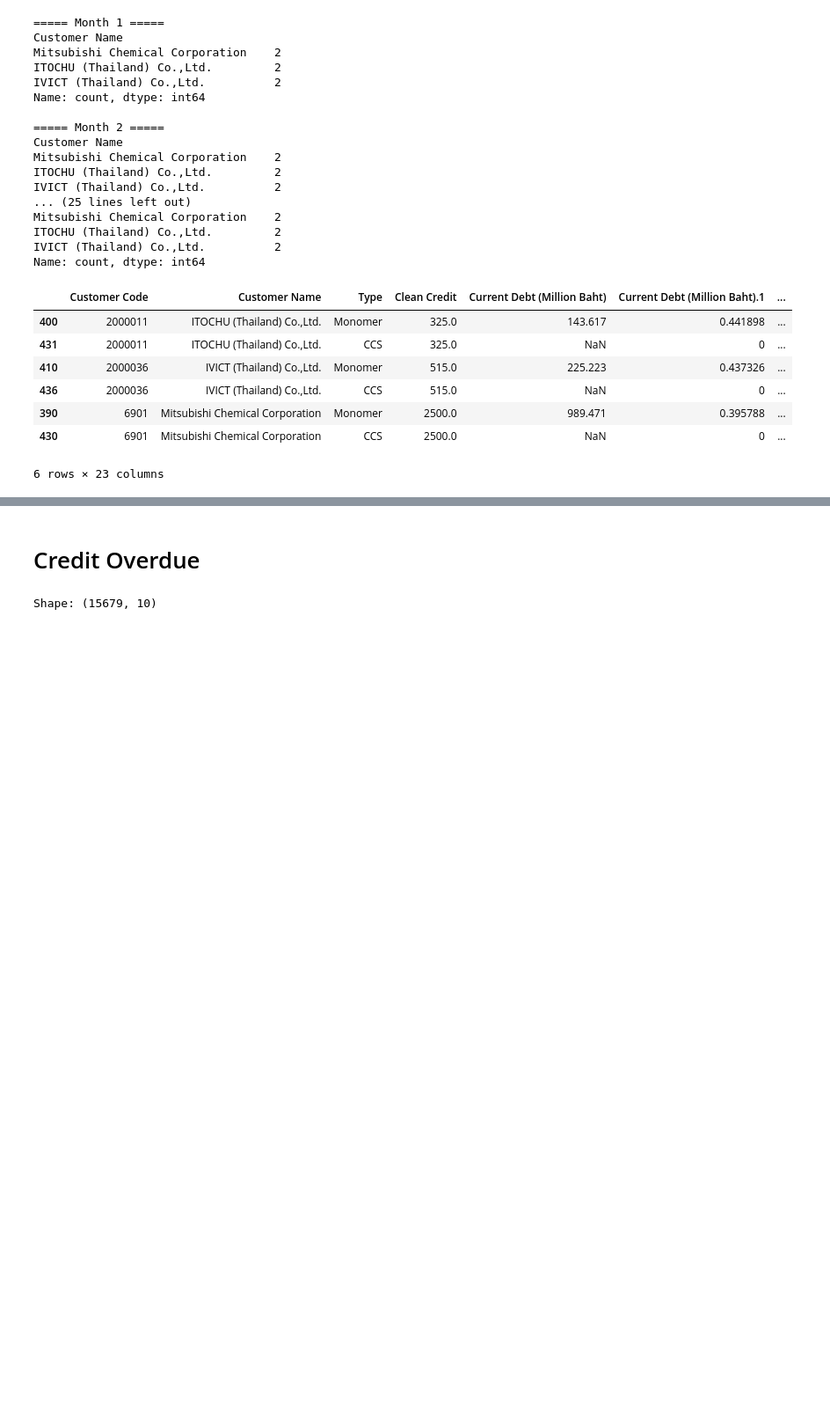
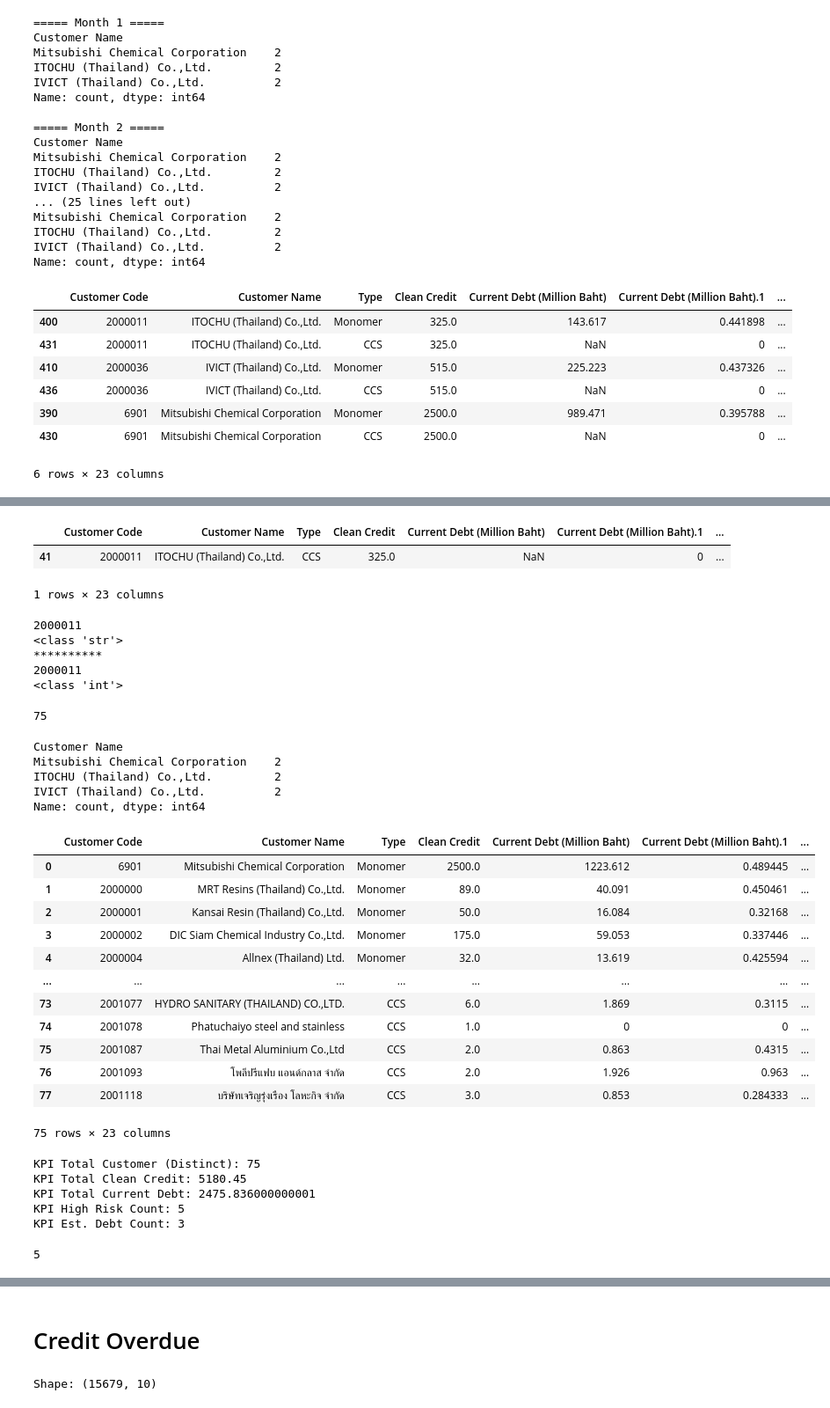
Before and after one commit to ftkbyond77/Credit-Monitoring-Pipeline, a Jupyter notebook: test.ipynb, the cells around one changed output, grey strips where cells are left out. Shown at 88% size. Drawn from its saved outputs; the diff is of its cells as text; code cells hidden in the pictures; blank space fills up the shorter version.

Commit message:
val: credit availability number validate 1

```diff
--- a/test.ipynb
+++ b/test.ipynb
@@ -1118,0 +1153,34 @@ display(dup_rows)
+# %%
+df_june[df_june["Customer Code"] == 2000011]
+# %% [output]
+|  | Customer Code | Customer Name | Type | Clean Credit | Current Debt (Million Baht) | Current Debt (Million Baht).1 | ... |
+| 41 | 2000011 | ITOCHU (Thailand) Co.,Ltd. | CCS | 325.0 | NaN | 0 | ... |
+1 rows × 23 columns
+# %%
+print(df_june.loc[10, "Customer Code"])
+print(type(df_june.loc[10, "Customer Code"]))
+print("*"*10)
+print(df_june.loc[41, "Customer Code"])
+print(type(df_june.loc[41, "Customer Code"]))
+# %% [output]
+2000011
+<class 'str'>
+**********
+2000011
+<class 'int'>
+# %%
+# KPI Total Customer (Distinct)
+len(df_june["Customer Name"].unique())
+# %% [output]
+75
+# %%
+dup_customers = (
+    df_june["Customer Name"].value_counts().loc[lambda x: x > 1]
+)
+dup_customers
+# %% [output]
+Customer Name
+Mitsubishi Chemical Corporation    2
+ITOCHU (Thailand) Co.,Ltd.         2
+IVICT (Thailand) Co.,Ltd.          2
+Name: count, dtype: int64
@@ -1118,0 +1195,42 @@ display(dup_rows)
+# %%
+df_june_dedup = df_june.drop_duplicates(
+    subset=["Customer Name"],
+    keep="first"
+)
+df_june_dedup
+# %% [output]
+|  | Customer Code | Customer Name | Type | Clean Credit | Current Debt (Million Baht) | Current Debt (Million Baht).1 | ... |
+| 0 | 6901 | Mitsubishi Chemical Corporation | Monomer | 2500.0 | 1223.612 | 0.489445 | ... |
+| 1 | 2000000 | MRT Resins (Thailand) Co.,Ltd. | Monomer | 89.0 | 40.091 | 0.450461 | ... |
+| 2 | 2000001 | Kansai Resin (Thailand) Co.,Ltd. | Monomer | 50.0 | 16.084 | 0.32168 | ... |
+| 3 | 2000002 | DIC Siam Chemical Industry Co.,Ltd. | Monomer | 175.0 | 59.053 | 0.337446 | ... |
+| 4 | 2000004 | Allnex (Thailand) Ltd. | Monomer | 32.0 | 13.619 | 0.425594 | ... |
+| ... | ... | ... | ... | ... | ... | ... | ... |
+| 73 | 2001077 | HYDRO SANITARY (THAILAND) CO.,LTD. | CCS | 6.0 | 1.869 | 0.3115 | ... |
+| 74 | 2001078 | Phatuchaiyo steel and stainless | CCS | 1.0 | 0 | 0 | ... |
+| 75 | 2001087 | Thai Metal Aluminium Co.,Ltd | CCS | 2.0 | 0.863 | 0.4315 | ... |
+| 76 | 2001093 | โพลีปรีแฟบ แอนด์กลาส จำกัด | CCS | 2.0 | 1.926 | 0.963 | ... |
+| 77 | 2001118 | บริษัทเจริญรุ่งเรือง โลหะกิจ จำกัด | CCS | 3.0 | 0.853 | 0.284333 | ... |
+75 rows × 23 columns
+# %%
+df_june_dedup = df_june.drop_duplicates(
+    subset=["Customer Name"],
+    keep="first"
+)
+df_june_dedup
+
+print(f"KPI Total Customer (Distinct): {len(df_june_dedup['Customer Name'])}")
+print(f"KPI Total Clean Credit: {df_june_dedup['Clean Credit'].sum()}")
+print(f"KPI Total Current Debt: {df_june_dedup['Current Debt (Million Baht)'].sum()}")
+print(f"KPI High Risk Count: {df_june_dedup[df_june_dedup['Current Debt (Million Baht).1'] >= 0.8].shape[0]}")
+print(f"KPI Est. Debt Count: {df_june_dedup[df_june_dedup['Est. Debt'] >= 0.8].shape[0]}")
+# %% [output]
+KPI Total Customer (Distinct): 75
+KPI Total Clean Credit: 5180.45
+KPI Total Current Debt: 2475.836000000001
+KPI High Risk Count: 5
+KPI Est. Debt Count: 3
+# %%
+df_june_dedup[df_june_dedup["Current Debt (Million Baht).1"] >= 0.8].shape[0]
+# %% [output]
+5
```
Also changed, not shown: parts of 8 cells of this notebook, 2 other files.
